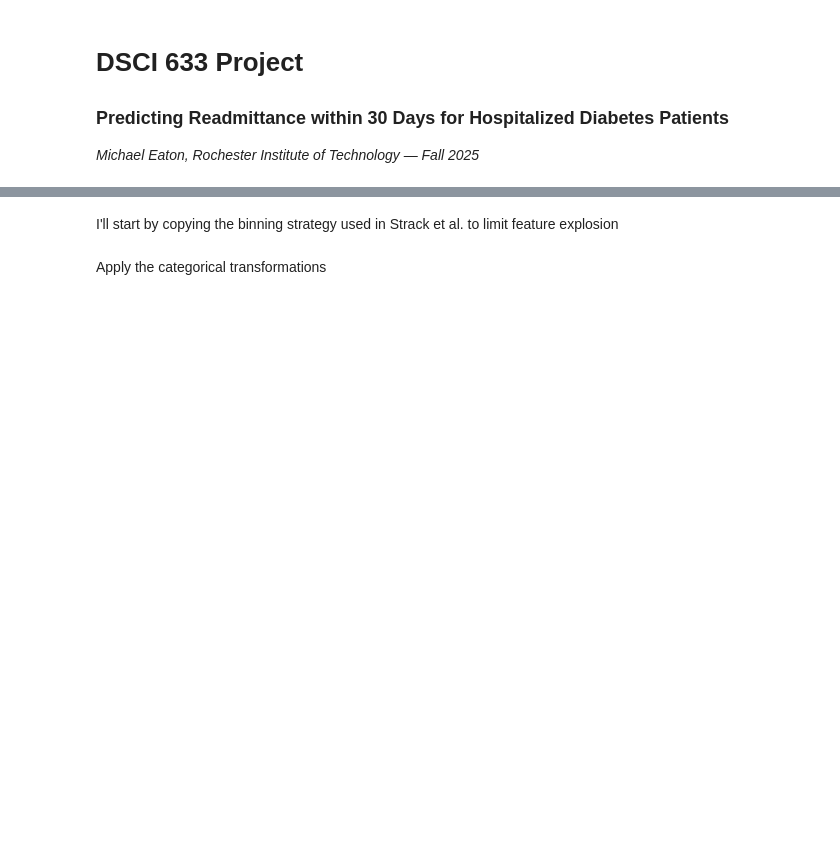
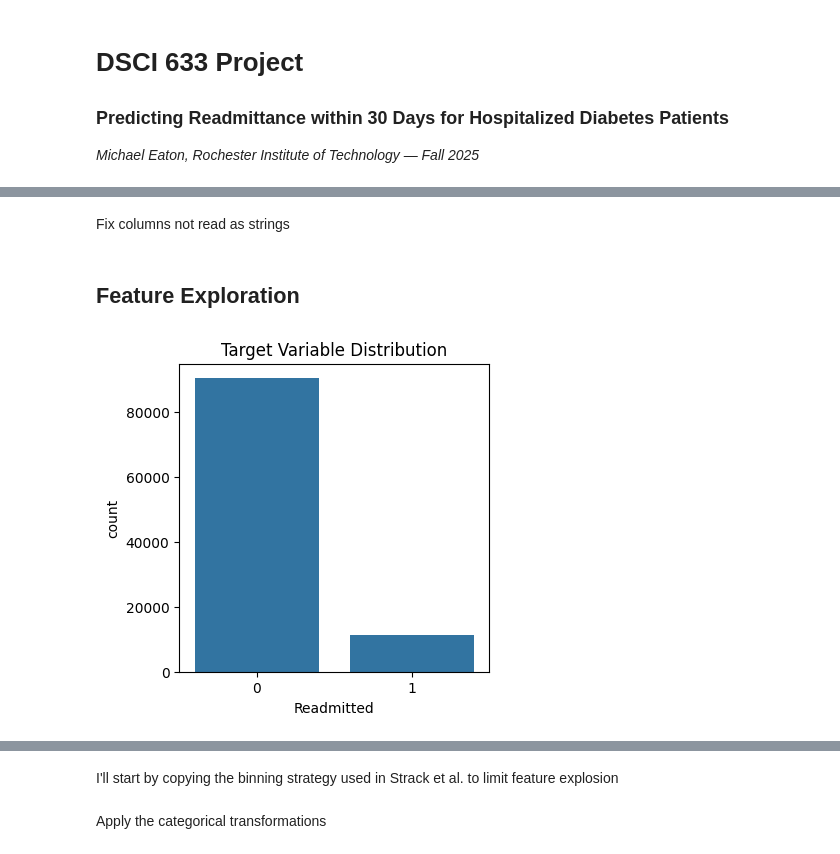
Before and after one commit to meaton96/Eaton_633_Project, a Jupyter notebook: notebooks/01_Data_Preperation.ipynb, the cells around one changed output, grey strips where cells are left out. Drawn from its saved outputs; the diff is of its cells as text; code cells hidden in the pictures; blank space fills up the shorter version.

```diff
--- a/notebooks/01_Data_Preperation.ipynb
+++ b/notebooks/01_Data_Preperation.ipynb
@@ -21,13 +16,17 @@ diabetes_130_us_hospitals_for_years_1999_2008 = fetch_ucirepo(id=296)
 
 # data (as pandas dataframes)
 X: pd.DataFrame = diabetes_130_us_hospitals_for_years_1999_2008.data.features  # type: ignore
-y :pd.DataFrame = diabetes_130_us_hospitals_for_years_1999_2008.data.targets  # type: ignore
+y :pd.DataFrame = diabetes_130_us_hospitals_for_years_1999_2008.data.targets.copy()  # type: ignore
+# %% [markdown]
+Fix columns not read as strings
 # %%
-# drop weight and payer_code missing and un informative (Strack et al. (2014))
+y['readmitted'] = y['readmitted'].astype('string')
+
+y['target'] = (y['readmitted'] == '<30').astype(int)
 
 
+# drop weight and payer_code missing and un informative
 X_0 = X.drop(columns=['weight', 'payer_code'])
-
 
 
 # fix diag column types
@@ -43,3 +42,21 @@ X_0['race'] = X_0['race'].astype('string')
 
 # fix age
 X_0['age'] = X_0['age'].astype('string')
+
+X_0['change'] = X_0['change'].astype('string')
+# %% [markdown]
+## Feature Exploration
+# %%
+# target distribution shows obvious class imblance that will need to be addressed
+
+plt.figure(figsize=(4,4))
+sns.countplot(x='target', data=y)
+
+
+plt.title('Target Variable Distribution')
+plt.xlabel('Readmitted')
+plt.ylabel('count')
+
+plt.show()
+# %% [output]
+[figure, added]
```
Also changed, not shown: parts of 13 cells of this notebook, 1 other file.
